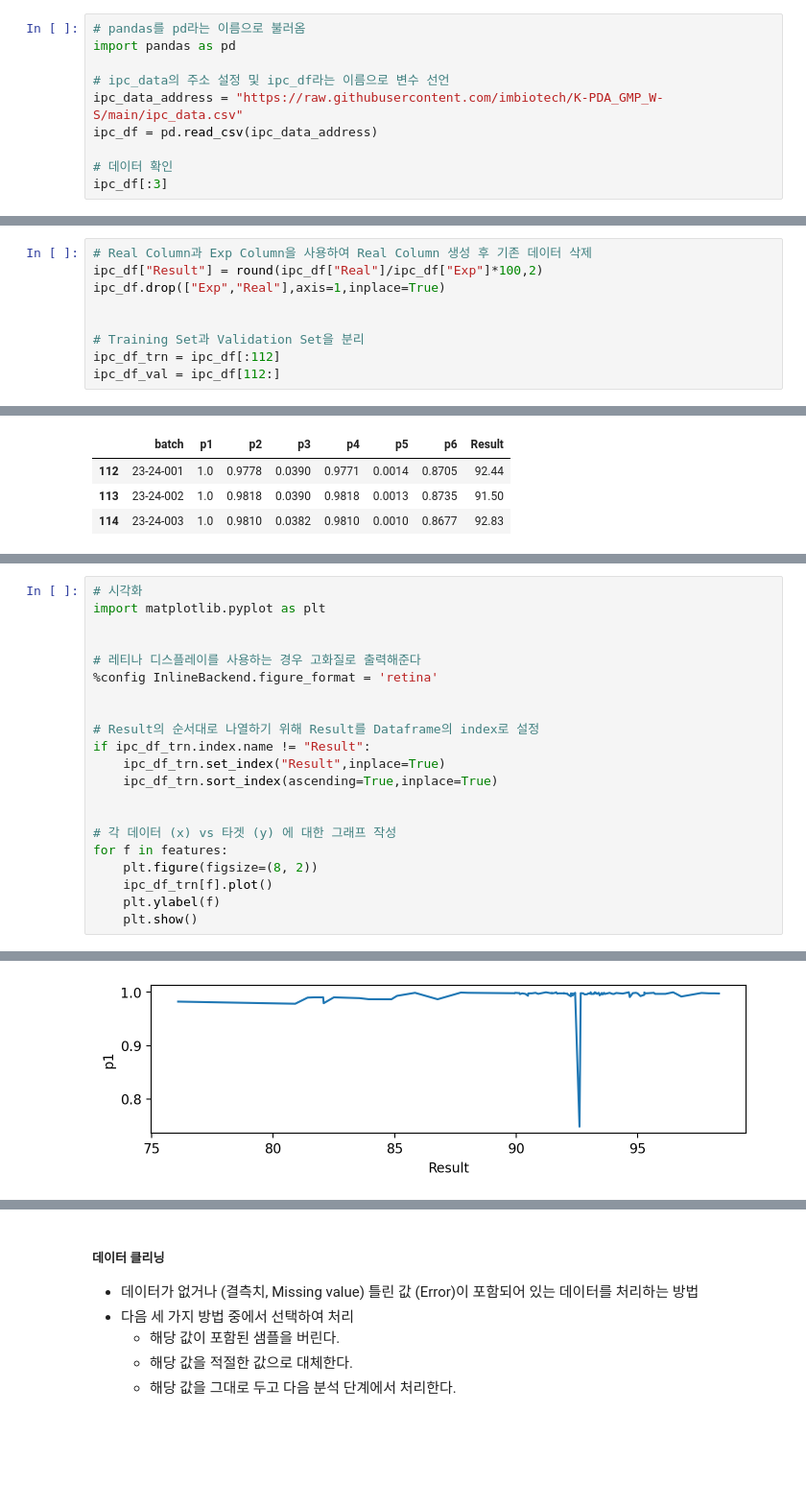
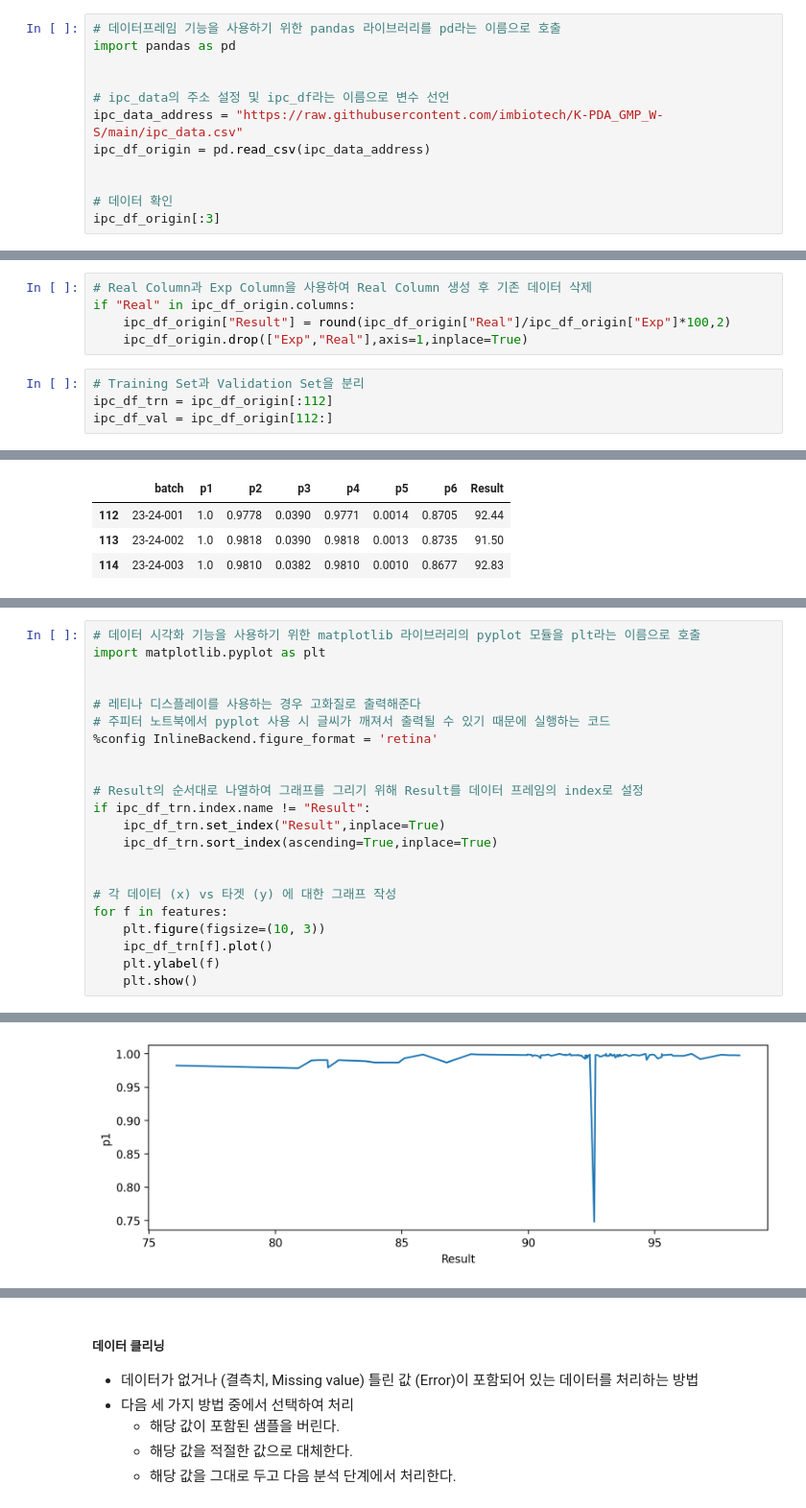
Before and after one commit to imbiotech/skbtML, a Jupyter notebook: k_pda_gmp_w_s.ipynb, the cells around one changed output, grey strips where cells are left out. Shown at 96% size. Drawn from its saved outputs; the diff is of its cells as text; blank space fills up the shorter version.

```diff
--- a/k_pda_gmp_w_s.ipynb
+++ b/k_pda_gmp_w_s.ipynb
@@ -408,13 +419,15 @@ measure_df[StartIndex:EndIndex+1]
 # %%
-# pandas를 pd라는 이름으로 불러옴
+# 데이터프레임 기능을 사용하기 위한 pandas 라이브러리를 pd라는 이름으로 호출
 import pandas as pd
+
 
 # ipc_data의 주소 설정 및 ipc_df라는 이름으로 변수 선언
 ipc_data_address = "https://raw.githubusercontent.com/imbiotech/K-PDA_GMP_W-S/main/ipc_data.csv"
-ipc_df = pd.read_csv(ipc_data_address)
+ipc_df_origin = pd.read_csv(ipc_data_address)
+
 
 # 데이터 확인
-ipc_df[:3]
+ipc_df_origin[:3]
 # %% [output]
 |  | batch | Exp | Real | p1 | p2 | p3 | p4 | p5 | p6 |
 | 0 | 21-09-001 | 366.49 | 318.01 | 0.9869 | 0.9475 | 0.0314 | 0.9299 | 0.0143 | 0.8136 |
@@ -422,13 +435,13 @@ ipc_df[:3]
 | 2 | 21-09-005 | 549.49 | 507.34 | 0.9940 | 0.9805 | 0.0380 | 0.9730 | 0.0045 | 0.8715 |
 # %%
 # Real Column과 Exp Column을 사용하여 Real Column 생성 후 기존 데이터 삭제
-ipc_df["Result"] = round(ipc_df["Real"]/ipc_df["Exp"]*100,2)
-ipc_df.drop(["Exp","Real"],axis=1,inplace=True)
-
-
-# Training Set과 Validation Set을 분리
-ipc_df_trn = ipc_df[:112]
-ipc_df_val = ipc_df[112:]
+if "Real" in ipc_df_origin.columns:
+    ipc_df_origin["Result"] = round(ipc_df_origin["Real"]/ipc_df_origin["Exp"]*100,2)
+    ipc_df_origin.drop(["Exp","Real"],axis=1,inplace=True)
+# %%
+# Training Set과 Validation Set을 분리
+ipc_df_trn = ipc_df_origin[:112]
+ipc_df_val = ipc_df_origin[112:]
 # %%
 # Training Set 데이터 확인
 ipc_df_trn[:3]
@@ -466,27 +484,28 @@ dtype: float64
 # %%
-# 시각화
+# 데이터 시각화 기능을 사용하기 위한 matplotlib 라이브러리의 pyplot 모듈을 plt라는 이름으로 호출
 import matplotlib.pyplot as plt
 
 
 # 레티나 디스플레이를 사용하는 경우 고화질로 출력해준다
+# 주피터 노트북에서 pyplot 사용 시 글씨가 깨져서 출력될 수 있기 때문에 실행하는 코드
 %config InlineBackend.figure_format = 'retina'
 
 
-# Result의 순서대로 나열하기 위해 Result를 Dataframe의 index로 설정
+# Result의 순서대로 나열하여 그래프를 그리기 위해 Result를 데이터 프레임의 index로 설정
 if ipc_df_trn.index.name != "Result":
     ipc_df_trn.set_index("Result",inplace=True)
     ipc_df_trn.sort_index(ascending=True,inplace=True)
 
 
 # 각 데이터 (x) vs 타겟 (y) 에 대한 그래프 작성
 for f in features:
-    plt.figure(figsize=(8, 2))
+    plt.figure(figsize=(10, 3))
     ipc_df_trn[f].plot()
     plt.ylabel(f)
     plt.show()
 # %% [output]
 A value is trying to be set on a copy of a slice from a DataFrame
 
 See the caveats in the documentation: https://pandas.pydata.org/pandas-docs/stable/user_guide/indexing.html#returning-a-view-versus-a-copy
   ipc_df_trn.sort_index(ascending=True,inplace=True)
-[figure, old version]
+[figure, new version]
```
Also changed, not shown: parts of 23 cells of this notebook.
